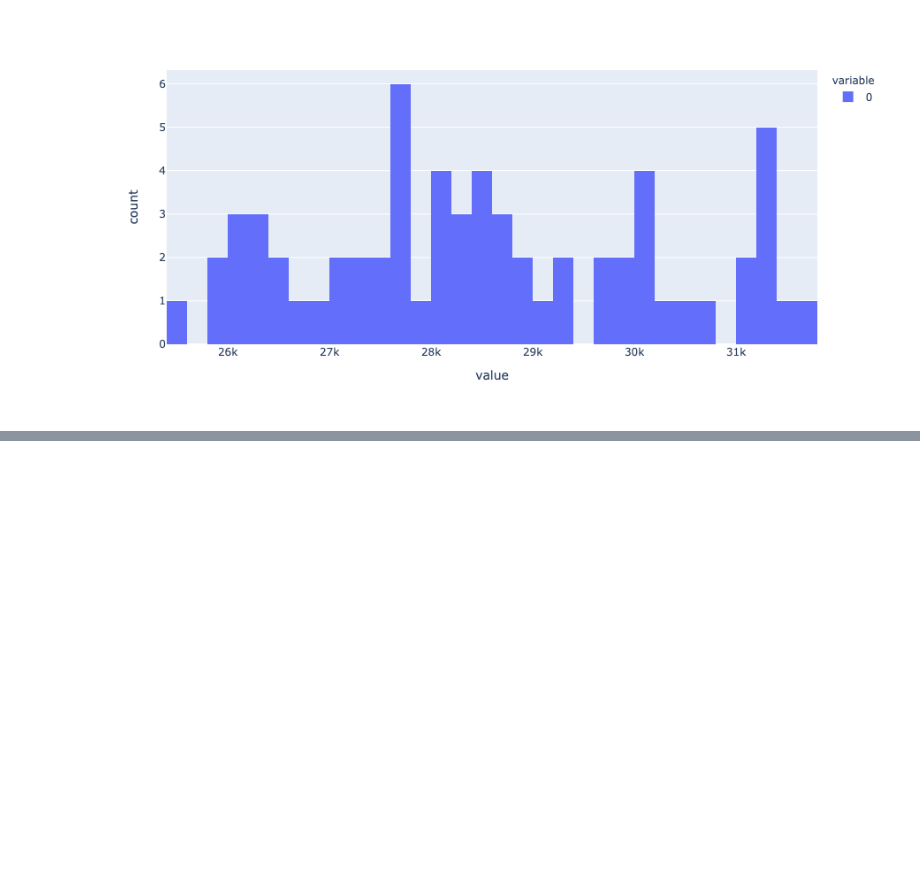
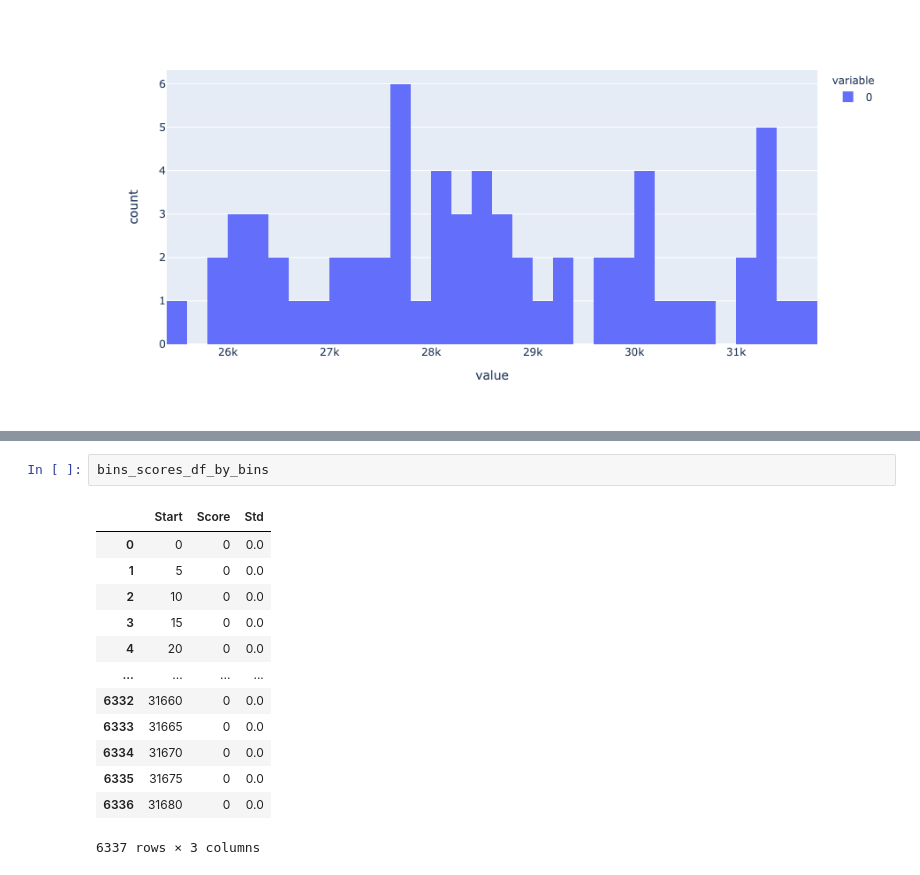
Before and after one commit to AlexShein/coronaviruses, a Jupyter notebook: secondary_structures.ipynb, the cells around one changed output, grey strips where cells are left out. Saved outputs shown, nothing was run; the diff lists cells and outputs as text; blank space fills up the shorter version.

```diff
--- a/secondary_structures.ipynb
+++ b/secondary_structures.ipynb
@@ -198,0 +253,16 @@ Type:      function
+# %%
+bins_scores_df_by_bins
+# %% [output]
+|  | Start | Score | Std |
+| 0 | 0 | 0 | 0.0 |
+| 1 | 5 | 0 | 0.0 |
+| 2 | 10 | 0 | 0.0 |
+| 3 | 15 | 0 | 0.0 |
+| 4 | 20 | 0 | 0.0 |
+| ... | ... | ... | ... |
+| 6332 | 31660 | 0 | 0.0 |
+| 6333 | 31665 | 0 | 0.0 |
+| 6334 | 31670 | 0 | 0.0 |
+| 6335 | 31675 | 0 | 0.0 |
+| 6336 | 31680 | 0 | 0.0 |
+6337 rows × 3 columns
```
Also changed, not shown: parts of 5 cells of this notebook, 1 other file.
